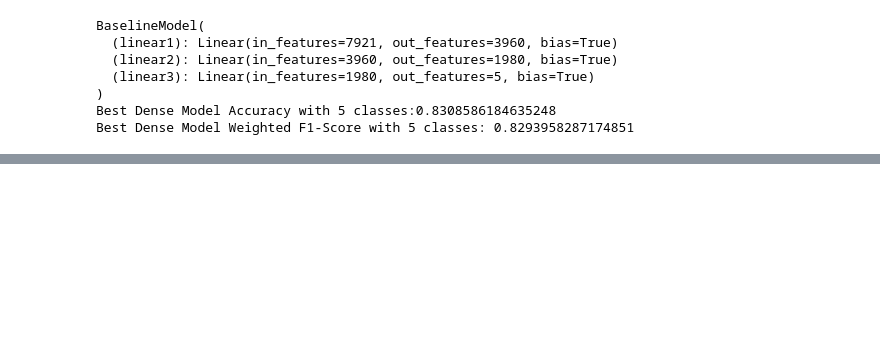
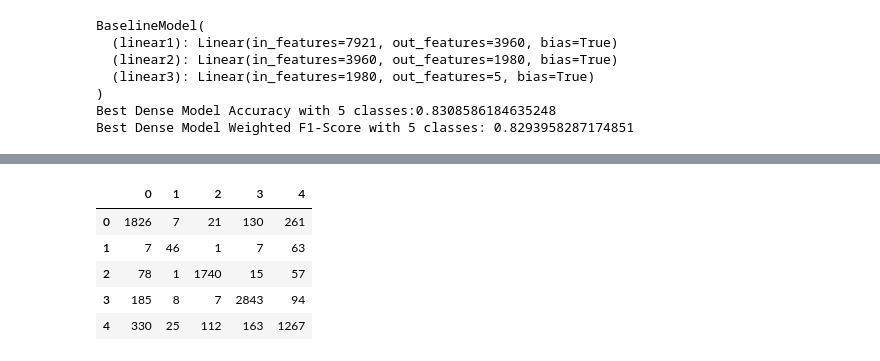
Before and after one commit to SisonkeBiotik-Africa/MeSH2Matrix, a Jupyter notebook: models/NeuralNets/EvaluationNotebooks/FC_MESH_Evaluation_5.ipynb, the cells around one changed output, grey strips where cells are left out. Cells and saved outputs as stored; diff of their text form; code cells hidden in the pictures; blank space fills up the shorter version.

```diff
--- a/models/NeuralNets/EvaluationNotebooks/FC_MESH_Evaluation_5.ipynb
+++ b/models/NeuralNets/EvaluationNotebooks/FC_MESH_Evaluation_5.ipynb
@@ -99,0 +150,10 @@ Best Dense Model Weighted F1-Score with 5 classes: 0.8293958287174851
+# %%
+data = pd.DataFrame(confusion, index=[0,1,2,3,4], columns=[0,1,2,3,4])
+data.head()
+# %% [output]
+|  | 0 | 1 | 2 | 3 | 4 |
+| 0 | 1826 | 7 | 21 | 130 | 261 |
+| 1 | 7 | 46 | 1 | 7 | 63 |
+| 2 | 78 | 1 | 1740 | 15 | 57 |
+| 3 | 185 | 8 | 7 | 2843 | 94 |
+| 4 | 330 | 25 | 112 | 163 | 1267 |
```
Also changed, not shown: parts of 10 cells of this notebook, 4 other files.
